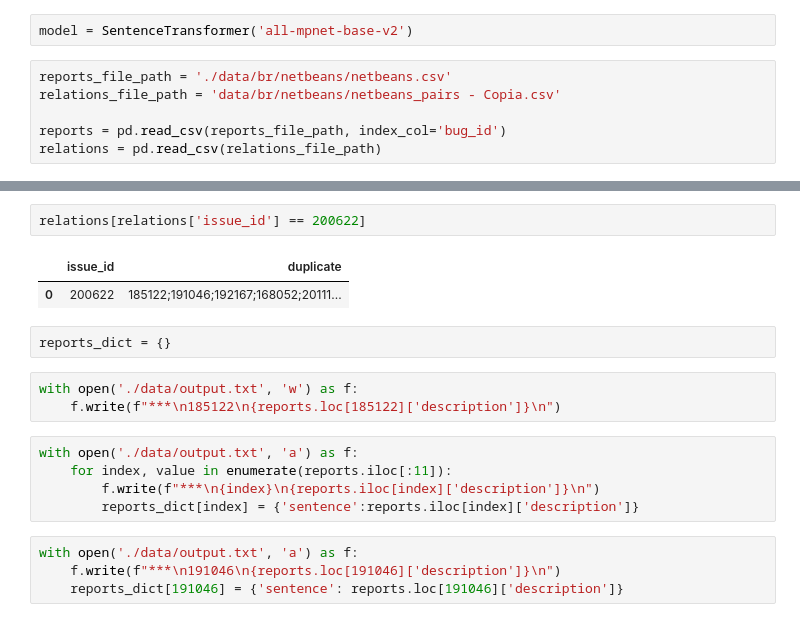
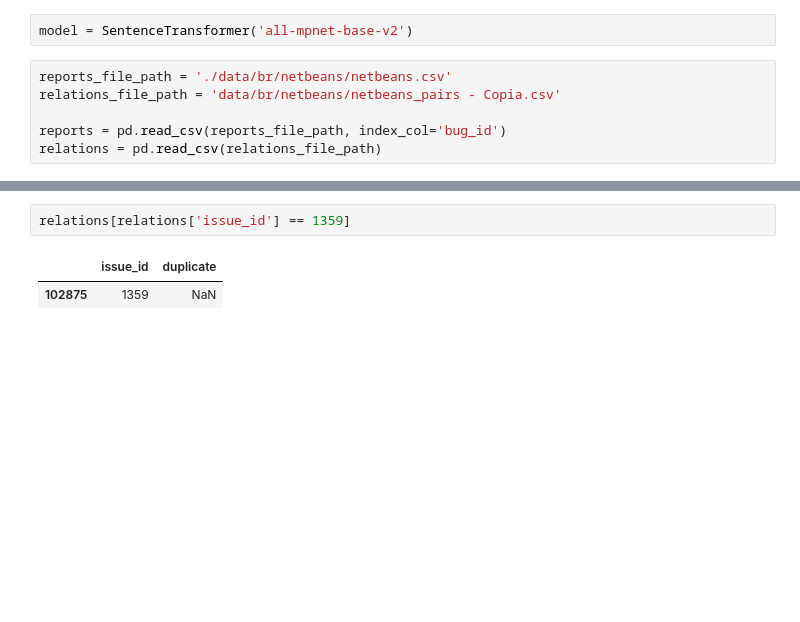
Before and after one commit to LuizRosane/thesis-code, a Jupyter notebook: fine-tuning-experimentation/chat.ipynb, the cells around one changed output, grey strips where cells are left out. Cells and saved outputs as stored; diff of their text form; blank space fills up the shorter version.

```diff
--- a/fine-tuning-experimentation/chat.ipynb
+++ b/fine-tuning-experimentation/chat.ipynb
@@ -93,19 +258,5 @@ reports.loc[191046]['description']
 # %%
-relations[relations['issue_id'] == 200622]
+relations[relations['issue_id'] == 1359]
 # %% [output]
 |  | issue_id | duplicate |
-| 0 | 200622 | 185122;191046;192167;168052;20111... |
+| 102875 | 1359 | NaN |
-# %%
-reports_dict = {}
-# %%
-with open('./data/output.txt', 'w') as f:
-    f.write(f"***\n185122\n{reports.loc[185122]['description']}\n")
-# %%
-with open('./data/output.txt', 'a') as f:
-    for index, value in enumerate(reports.iloc[:11]):
-        f.write(f"***\n{index}\n{reports.iloc[index]['description']}\n")
-        reports_dict[index] = {'sentence':reports.iloc[index]['description']}
-# %%
-with open('./data/output.txt', 'a') as f:
-    f.write(f"***\n191046\n{reports.loc[191046]['description']}\n")
-    reports_dict[191046] = {'sentence': reports.loc[191046]['description']}
```
Also changed, not shown: parts of 24 cells of this notebook, 6 other files.
